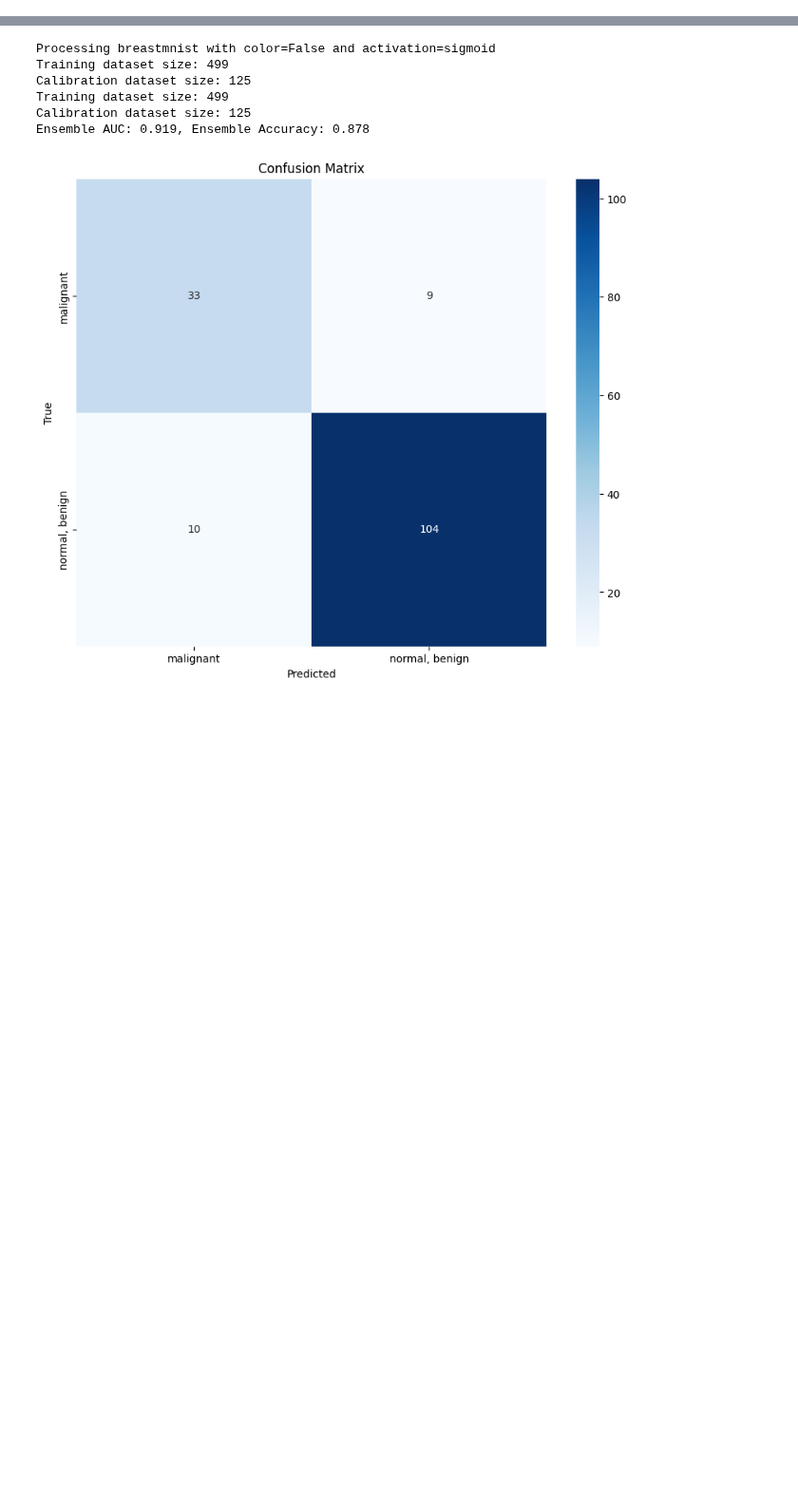
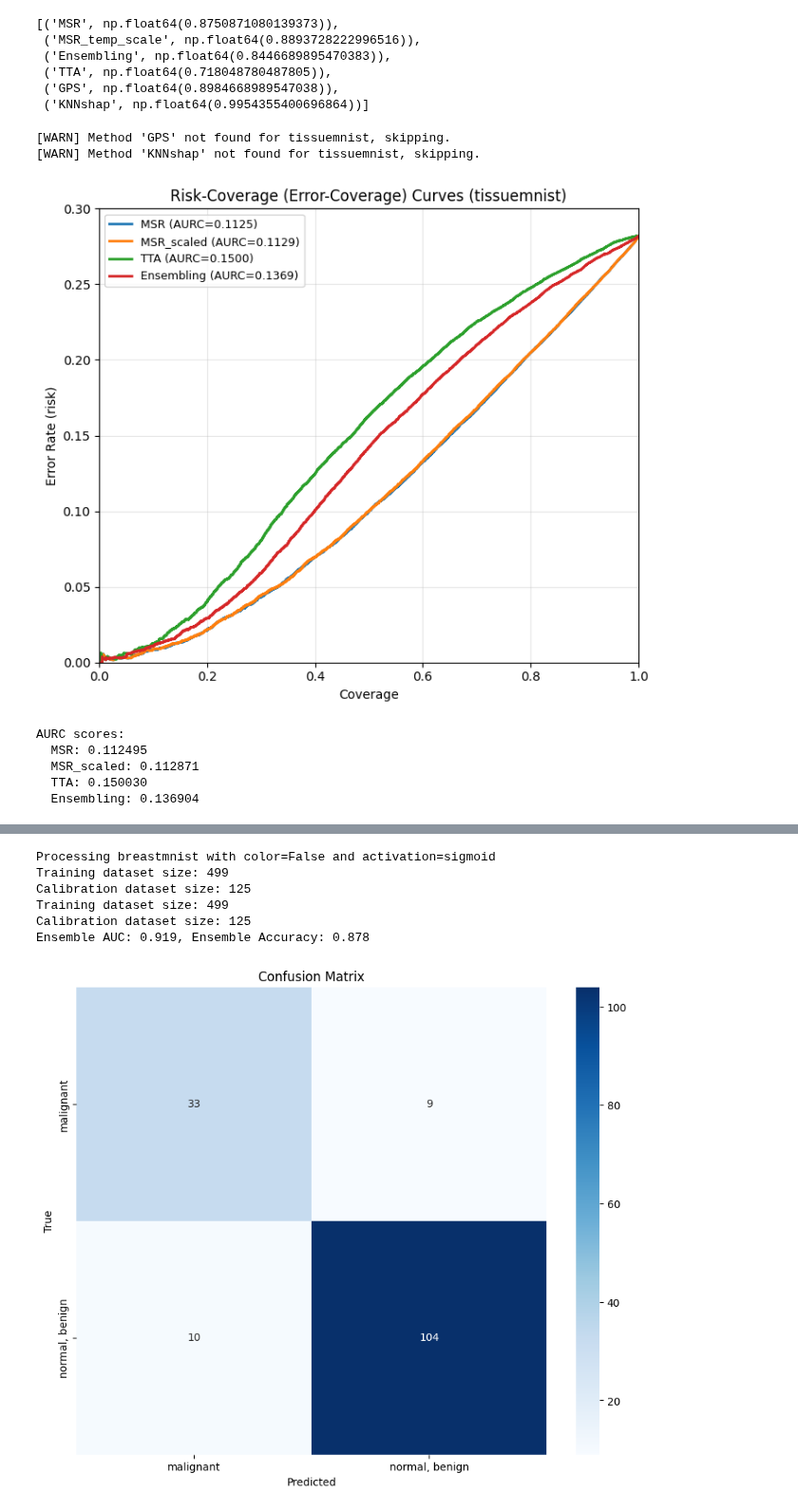
Before and after one commit to pstnmz/FailCatcher, a Jupyter notebook: medMNIST/visualize_results_and_combination.ipynb, the cells around one changed output, grey strips where cells are left out. Shown at 95% size. Drawn from its saved outputs; the diff is of its cells as text; code cells hidden in the pictures; blank space fills up the shorter version.

```diff
--- a/medMNIST/visualize_results_and_combination.ipynb
+++ b/medMNIST/visualize_results_and_combination.ipynb
@@ -27,0 +32,9 @@ with open('/mnt/data/psteinmetz/archive_notebooks/Documents/model_global_perfs.p
+# %%
+results['pneumoniamnist']['aucs_UQ']
+# %% [output]
+[('MSR', np.float64(0.8750871080139373)),
+ ('MSR_temp_scale', np.float64(0.8893728222996516)),
+ ('Ensembling', np.float64(0.8446689895470383)),
+ ('TTA', np.float64(0.718048780487805)),
+ ('GPS', np.float64(0.8984668989547038)),
+ ('KNNshap', np.float64(0.9954355400696864))]
@@ -28,3 +62,61 @@ with open('/mnt/data/psteinmetz/archive_notebooks/Documents/model_global_perfs.p
+# %%
+flag = 'tissuemnist'   # change if needed
+
+methods_to_plot = ['MSR', 'MSR_temp_scale', 'TTA', 'GPS', 'KNNshap', 'Ensembling']
+display_name = {'MSR_temp_scale': 'MSR_scaled'}
+
+uq_metrics_list = dict(results[flag]['uq_metrics'])
+labels_tensor = torch.tensor(success_failure_dict[flag], dtype=torch.int64)  # 1=correct, 0=incorrect
+
+aurc_summary = {}
+fig, ax = plt.subplots(figsize=(7,6))
+
+for m in methods_to_plot:
+    if m not in uq_metrics_list:
+        print(f"[WARN] Method '{m}' not found for {flag}, skipping.")
+        continue
+
+    vals = torch.tensor(uq_metrics_list[m], dtype=torch.float32)
+
+
+
+    # Manual fallback:
+    # Sort by uncertainty ascending (most confident first)
+    order = torch.argsort(vals, descending=False)
+    ordered_labels = labels_tensor[order].float()  # 1=correct
+    k = torch.arange(1, len(vals)+1, dtype=torch.float32)
+    cum_correct = torch.cumsum(ordered_labels, dim=0)
+    coverage = k / len(vals)
+    accuracy_prefix = cum_correct / k
+    error_rate = 1.0 - accuracy_prefix  # error rate among retained samples
+    #Trapezoidal approximation of AURC
+    aurc = torch.trapz(error_rate, coverage).item()
+    aurc_summary[m] = aurc
+    ax.plot(coverage.numpy(), error_rate.numpy(),
+            label=f"{display_name.get(m,m)} (AURC={aurc:.4f})", linewidth=2)
+
+ax.set_xlabel('Coverage')
+ax.set_ylabel('Error Rate (risk)')
+ax.set_title(f'Risk-Coverage (Error-Coverage) Curves ({flag})')
+ax.set_xlim(0,1)
+ax.set_ylim(0,0.3)
+ax.grid(True, alpha=0.3)
+ax.legend(fontsize=9)
+plt.tight_layout()
+plt.show()
+
+print("AURC scores:")
+for k, v in aurc_summary.items():
+    print(f"  {display_name.get(k,k)}: {v:.6f}")
+# %% [output]
+[WARN] Method 'GPS' not found for tissuemnist, skipping.
+[WARN] Method 'KNNshap' not found for tissuemnist, skipping.
+[figure, added]
+AURC scores:
+  MSR: 0.112495
+  MSR_scaled: 0.112871
+  TTA: 0.150030
+  Ensembling: 0.136904
 # %%
 def to_scalar(val):
     if val is None:
```
Also changed, not shown: parts of 8 cells of this notebook, 8 other files.
